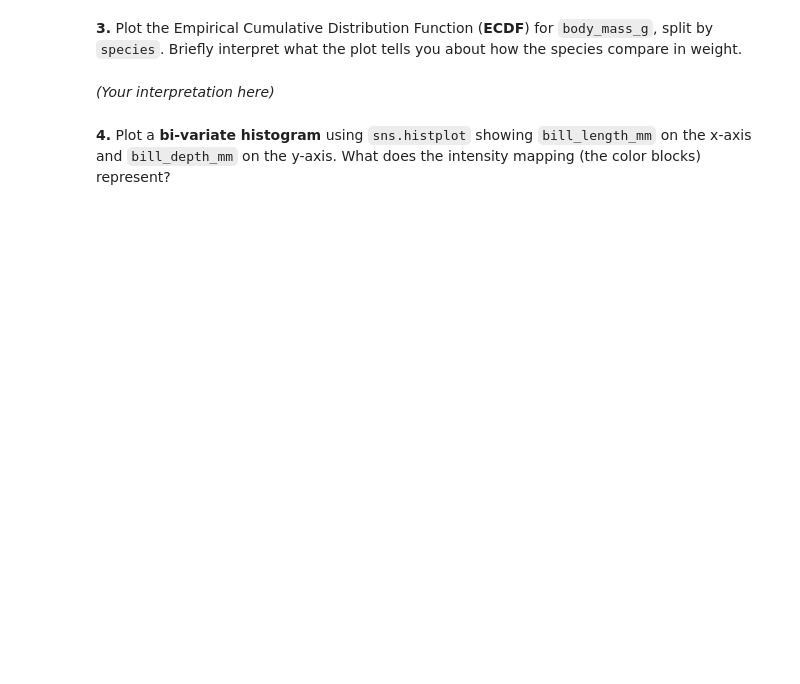
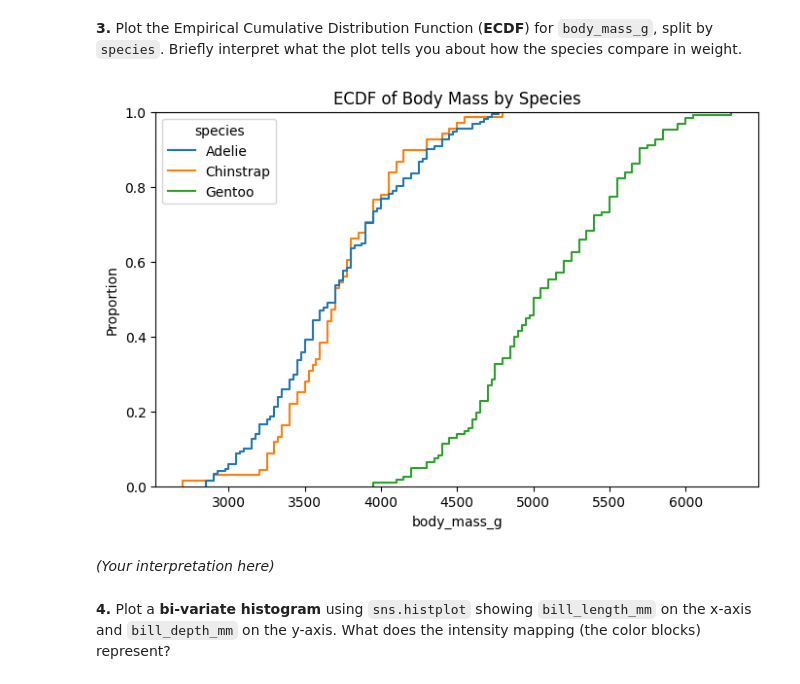
Before and after one commit to lamaalfreah/AAI, a Jupyter notebook: student/c2/Exercise-M3-3.2.ipynb, the cells around one changed output. Saved outputs shown, nothing was run; the diff lists cells and outputs as text; code cells hidden in the pictures; blank space fills up the shorter version.

```diff
--- a/student/c2/Exercise-M3-3.2.ipynb
+++ b/student/c2/Exercise-M3-3.2.ipynb
@@ -110,3 +118,10 @@ plt.show()
+# %%
+plt.figure(figsize=(8, 5))
+sns.ecdfplot(data=df, x="body_mass_g", hue="species")
+plt.title("ECDF of Body Mass by Species")
+plt.show()
+# %% [output]
+[figure, added]
 # %% [markdown]
 
 
```
Also changed, not shown: parts of 7 cells of this notebook.
